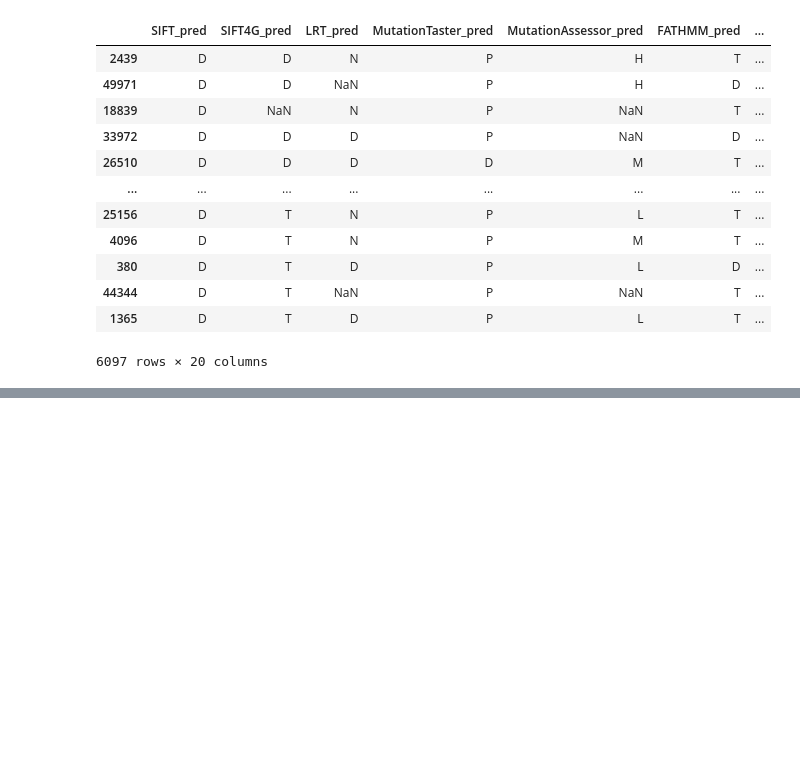
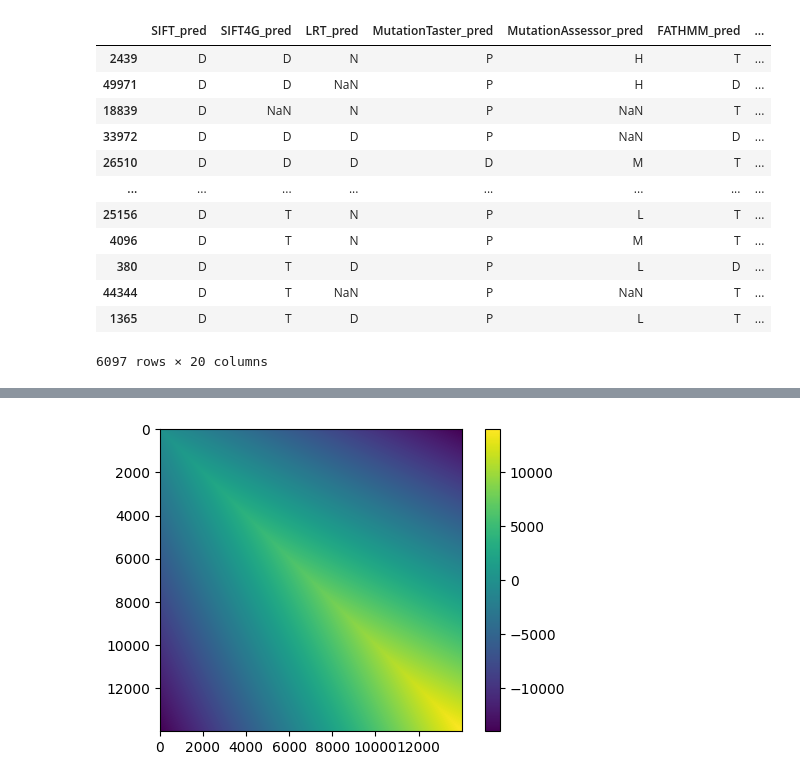
Before and after one commit to Zinthrow/Alex_Exome, a Jupyter notebook: post_analysis/parse_results.ipynb, the cells around one changed output, grey strips where cells are left out. Saved outputs shown, nothing was run; the diff lists cells and outputs as text; code cells hidden in the pictures; blank space fills up the shorter version.

```diff
--- a/post_analysis/parse_results.ipynb
+++ b/post_analysis/parse_results.ipynb
@@ -343,0 +400,38 @@ df1_summary_sort_aggr[df1_summary_sort_aggr.Variant_Type.str.contains('gain')]
+# %%
+from Bio.Align import PairwiseAligner
+from Bio import SeqIO
+import numpy as np
+import matplotlib.pyplot as plt
+import seaborn as sns
+from tqdm import tqdm
+
+# Replace 'sequence' with your actual gene sequence
+sequence = SeqIO.read('misc_data/NM_004006.3_human_DMD_Dp427m.fasta', 'fasta').seq.__str__()
+
+def needleman_wunsch(seq1, seq2, match_score=1, mismatch_penalty=-1, gap_penalty=-1):
+    """
+    Implement the Needleman-Wunsch algorithm for global sequence alignment.
+    Returns the alignment score matrix.
+    """
+    # Initialize the score matrix
+    m, n = len(seq1), len(seq2)
+    score_matrix = [[0 for _ in range(n+1)] for _ in range(m+1)]
+
+    # Fill the first row and first column with gap penalties
+    for i in range(1, m+1):
+        score_matrix[i][0] = gap_penalty * i
+    for j in range(1, n+1):
+        score_matrix[0][j] = gap_penalty * j
+
+    # Fill the rest of the matrix
+    for i in tqdm(range(1, m+1)):
+        for j in range(1, n+1):
+            match = score_matrix[i-1][j-1] + (match_score if seq1[i-1] == seq2[j-1] else mismatch_penalty)
+            delete = score_matrix[i-1][j] + gap_penalty
+            insert = score_matrix[i][j-1] + gap_penalty
+            score_matrix[i][j] = max(match, delete, insert)
+
+    return score_matrix
+
+# Example usage with a test sequence
+alignment_matrix = needleman_wunsch(sequence, sequence)
@@ -343,0 +441,7 @@ df1_summary_sort_aggr[df1_summary_sort_aggr.Variant_Type.str.contains('gain')]
+# %%
+fig, ax = plt.subplots(dpi=100)
+cax = ax.imshow(np.matrix(alignment_matrix), interpolation='nearest', rasterized=True)
+fig.colorbar(cax)
+plt.show()
+# %% [output]
+[figure, added]
```
Also changed, not shown: parts of 7 cells of this notebook, 3 other files.
